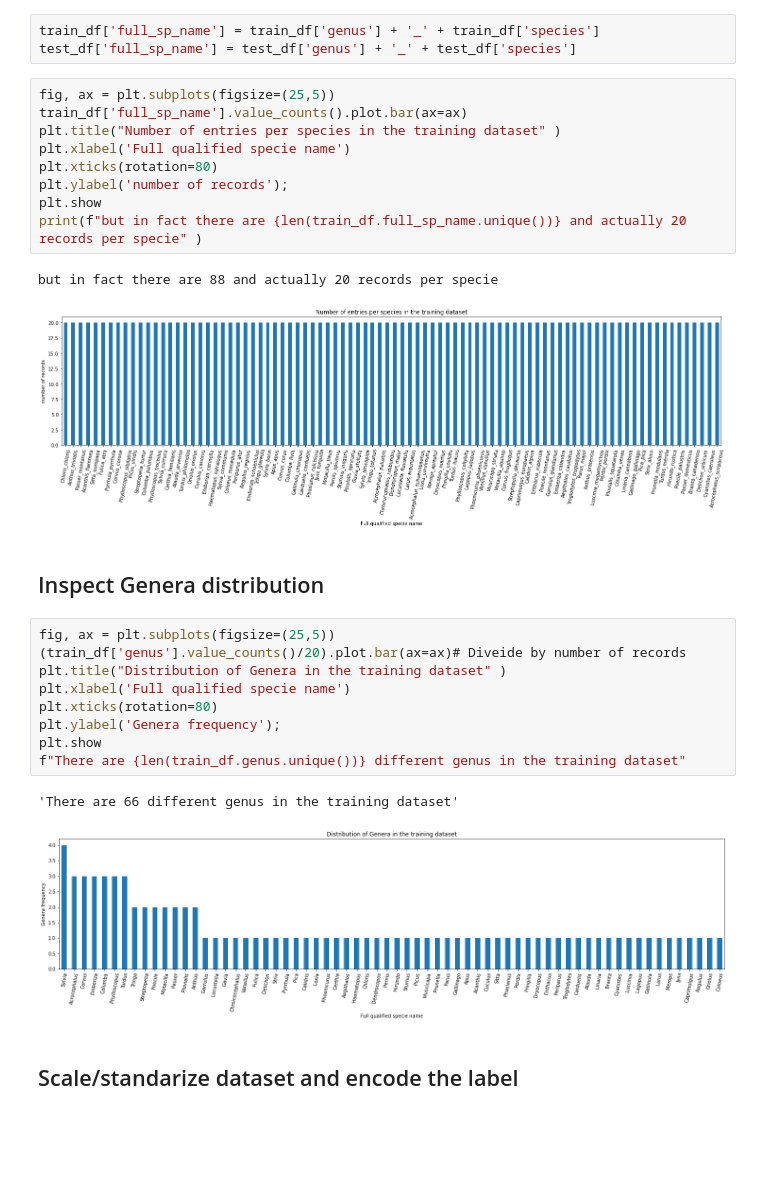
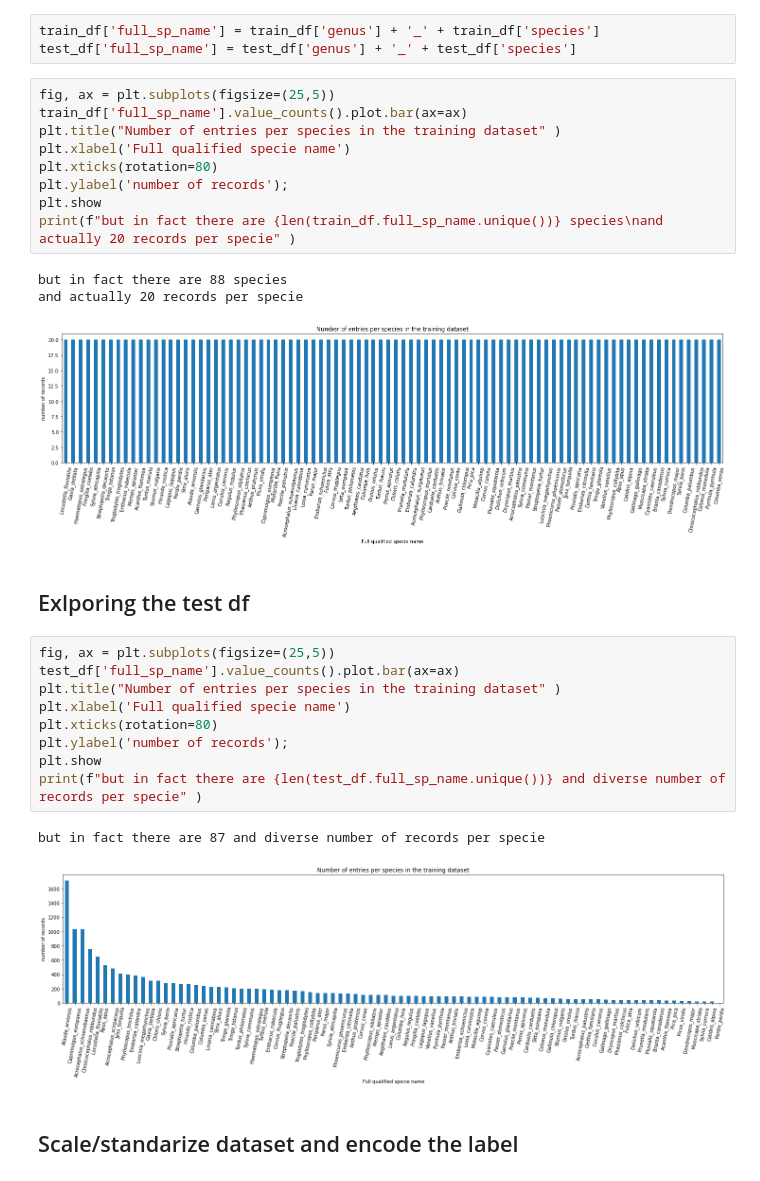
Before and after one commit to rjlopez2/ADS-_CAS_Bern_2020, a Jupyter notebook: Projects/M3/new_project/bird_classifier.ipynb, the cells around one changed output. Saved outputs shown, nothing was run; the diff lists cells and outputs as text; blank space fills up the shorter version.

```diff
--- a/Projects/M3/new_project/bird_classifier.ipynb
+++ b/Projects/M3/new_project/bird_classifier.ipynb
@@ -95,23 +97,24 @@ plt.xlabel('Full qualified specie name')
 plt.xticks(rotation=80)
 plt.ylabel('number of records');
 plt.show
-print(f"but in fact there are {len(train_df.full_sp_name.unique())} and actually 20 records per specie" )
+print(f"but in fact there are {len(train_df.full_sp_name.unique())} species\nand actually 20 records per specie" )
 # %% [output]
-but in fact there are 88 and actually 20 records per specie
+but in fact there are 88 species
+and actually 20 records per specie
-[figure, old version]
+[figure, new version]
-# %% [markdown]
-## Inspect Genera distribution
+# %% [markdown]
+## Exlporing the test df
 # %%
 fig, ax = plt.subplots(figsize=(25,5))
-(train_df['genus'].value_counts()/20).plot.bar(ax=ax)# Diveide by number of records
-plt.title("Distribution of Genera in the training dataset" )
+test_df['full_sp_name'].value_counts().plot.bar(ax=ax)
+plt.title("Number of entries per species in the training dataset" )
 plt.xlabel('Full qualified specie name')
 plt.xticks(rotation=80)
-plt.ylabel('Genera frequency');
+plt.ylabel('number of records');
 plt.show
-f"There are {len(train_df.genus.unique())} different genus in the training dataset"
+print(f"but in fact there are {len(test_df.full_sp_name.unique())} and diverse number of records per specie" )
 # %% [output]
-'There are 66 different genus in the training dataset'
+but in fact there are 87 and diverse number of records per specie
-[figure, old version]
+[figure, new version]
 # %% [markdown]
 ## Scale/standarize dataset and encode the label
```
Also changed, not shown: parts of 23 cells of this notebook, 42 other files.
